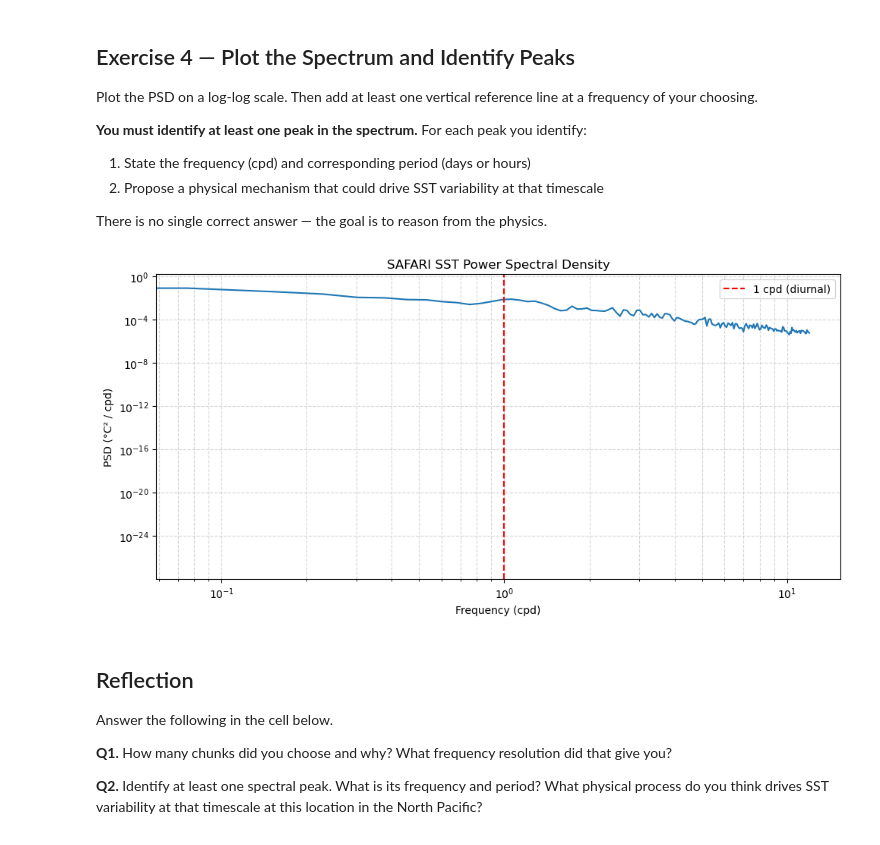
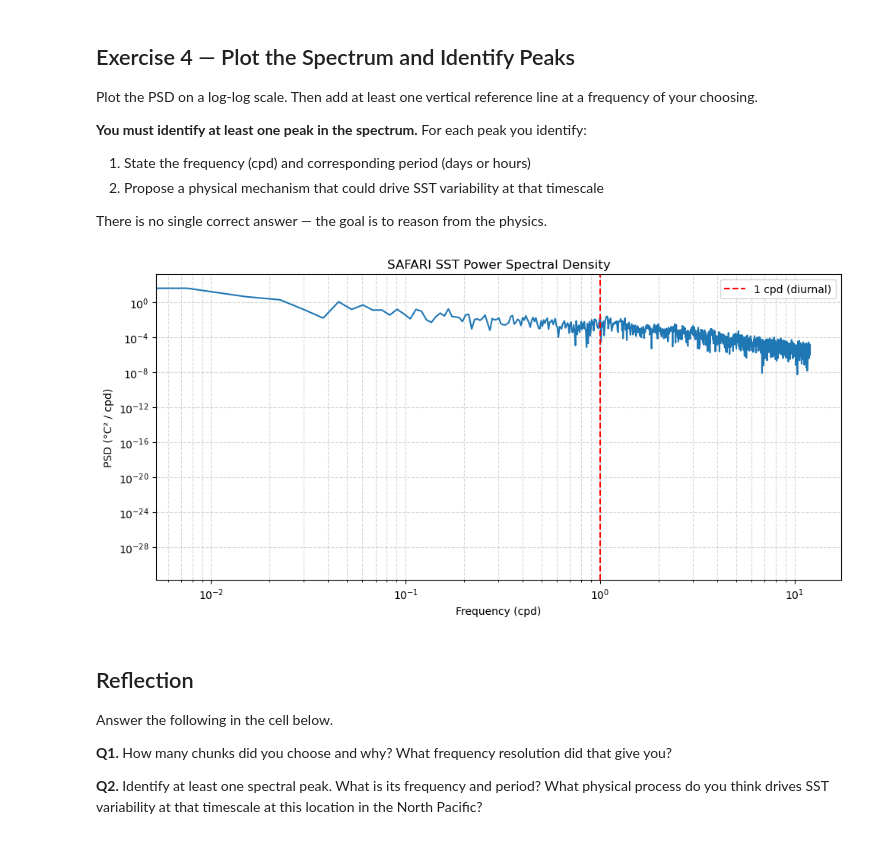
Before and after one commit to mae223-oceantech/time-series-analysis-FrankdaTank-ucsd, a Jupyter notebook: Tutorial_SAFARI_SST.ipynb, the cells around one changed output. Drawn from its saved outputs; the diff is of its cells as text; code cells hidden in the pictures.

```diff
--- a/Tutorial_SAFARI_SST.ipynb
+++ b/Tutorial_SAFARI_SST.ipynb
@@ -68,7 +68,9 @@ def spectrumCB(time, data, chunk):
 
     # Parseval check
     variance = np.nanstd(data) ** 2
-    parseval = np.trapezoid(a, f) / variance
+    int_spec  = np.trapezoid(a, f)
+    parseval  = int_spec / variance
+
     print(f"  Segments used:  {len(segments)}")
     print(f"  Parseval check: {parseval:.4f}  (ideal = 1.00)")
     return f, a, parseval
@@ -157,8 +159,8 @@ You must choose the number of chunks. Think about:
 State your choice and justify it in a comment.
 # %%
 # YOUR CODE HERE — choose num_chunks and justify your choice in a comment
-num_chunks = 10  # YOUR CODE HERE
-label = '10 chunks'
+num_chunks = int(1) # YOUR CODE HERE
+label = '8 chunks'
 # YOUR CODE HERE — compute chunk size, segment length, and df, then print them
 chunk_size = len(sst) // num_chunks   # samples per segment
 seg_len_days = chunk_size * dt_safari                 # segment length [days]
@@ -167,9 +169,9 @@ df = 1.0 / seg_len_days                           # frequency resolution [cpd]
 print(f"--- {label}: chunk = {chunk_size:,} samples  |  "
           f"T_seg = {seg_len_days:.1f} days  |  df = {df:.4f} cpd")
 
-
+#sst_dt = scipy_detrend(sst)   # remove linear trend + mean
 
 # YOUR CODE HERE — call spectrumCB
 # Store outputs as: f_sst, psd_sst, parseval_sst
-f_sst, psd_sst, parseval_sst = spectrumCB(time_sst, sst, chunk_size)
+f_sst, psd_sst, parseval_sst = spectrumCB(time_sst, sst_dt, chunk_size)
 # %% [output]
@@ -189,18 +191,19 @@ There is no single correct answer — the goal is to reason from the physics.
 # %%
 # YOUR CODE HERE — plot the SST PSD on a log-log scale
 # Include: axis labels, title, grid, at least one reference line
 plt.figure(figsize=(10, 5))
-plt.loglog(f_sst, psd_sst)
+plt.loglog(f_sst, ps
+           d_sst)
 plt.axvline(x=1, color='r', linestyle='--', label='1 cpd (diurnal)')
 plt.xlabel('Frequency (cpd)')
 plt.ylabel('PSD (°C² / cpd)')
 plt.title('SAFARI SST Power Spectral Density')
 plt.legend()
 plt.grid(True, which='both', linestyle='--', alpha=0.5)
 plt.tight_layout()
 plt.show()
 # %% [output]
-[figure, old version]
+[figure, new version]
 # %% [markdown]
 ## Reflection
 
```
Also changed, not shown: parts of 1 cell of this notebook.
